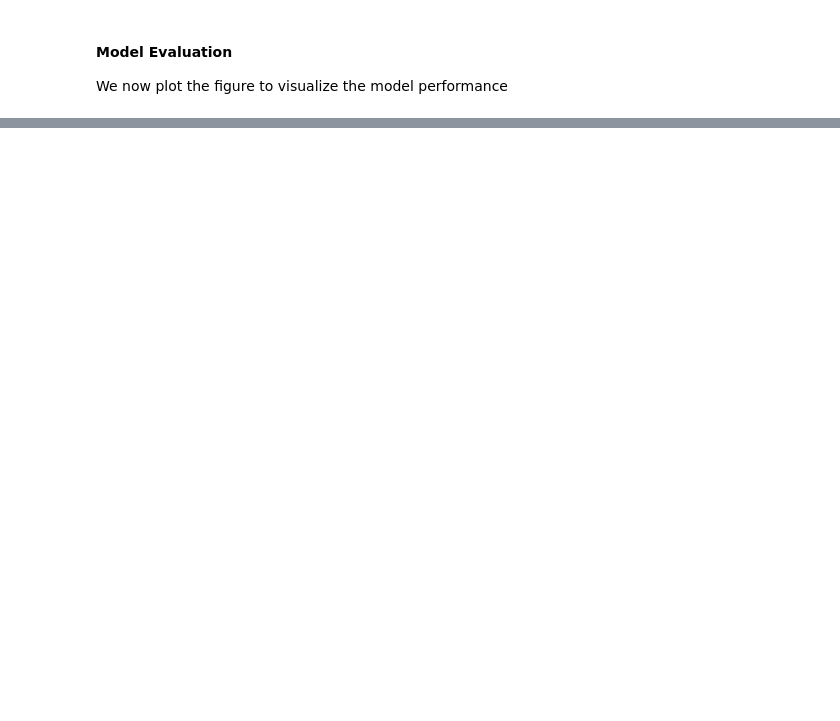
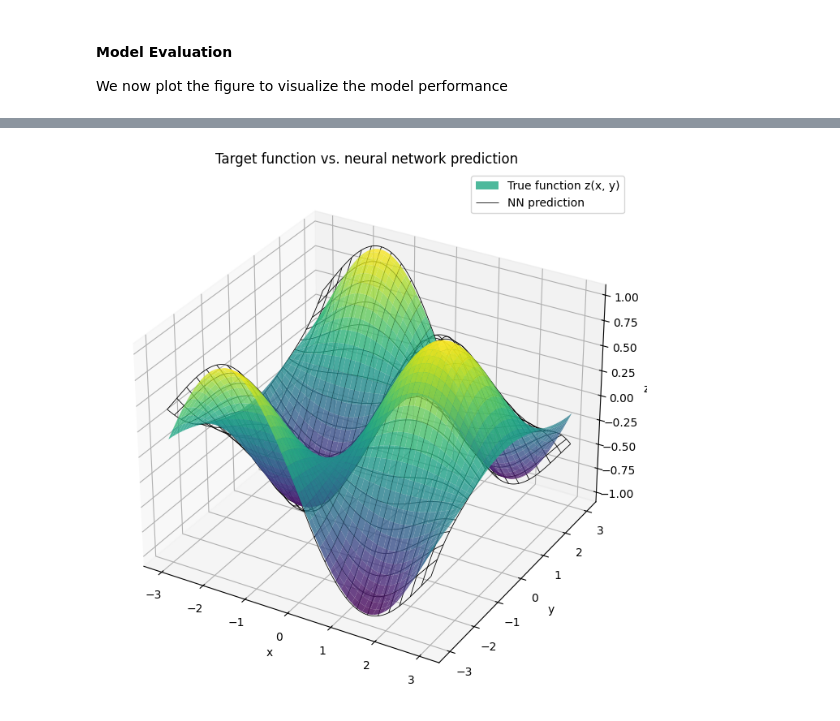
Before and after one commit to ThanhNV-Robotics/Reinforce-Learning-Reinforment-Learning, a Jupyter notebook: 02_networks/neural_net.ipynb, the cells around one changed output, grey strips where cells are left out. Saved outputs shown, nothing was run; the diff lists cells and outputs as text; code cells hidden in the pictures; blank space fills up the shorter version.

```diff
--- a/02_networks/neural_net.ipynb
+++ b/02_networks/neural_net.ipynb
@@ -273,0 +361,23 @@ plt.show()
+# %%
+# Plot the comparison figure
+with torch.no_grad():
+    XY_eval = torch.tensor(np.column_stack((X.ravel(), Y.ravel())), dtype=torch.float32)
+    pred_flat = nn_f_2(XY_eval).cpu().numpy().reshape(X.shape)
+
+fig = plt.figure(figsize=(8, 7))
+ax = fig.add_subplot(111, projection='3d')
+
+surf = ax.plot_surface(X, Y, Z, cmap='viridis', edgecolor='none', alpha=0.8)
+wire = ax.plot_wireframe(X, Y, pred_flat, rstride=8, cstride=8, color='black', linewidth=0.6)
+
+ax.set_title('Target function vs. neural network prediction')
+ax.set_xlabel('x')
+ax.set_ylabel('y')
+ax.set_zlabel('z')
+
+ax.legend([surf, wire], ['True function z(x, y)', 'NN prediction'], loc='upper right')
+
+plt.tight_layout()
+plt.show()
+# %% [output]
+[figure, added]
```
Also changed, not shown: parts of 5 cells of this notebook, 2 other files.
